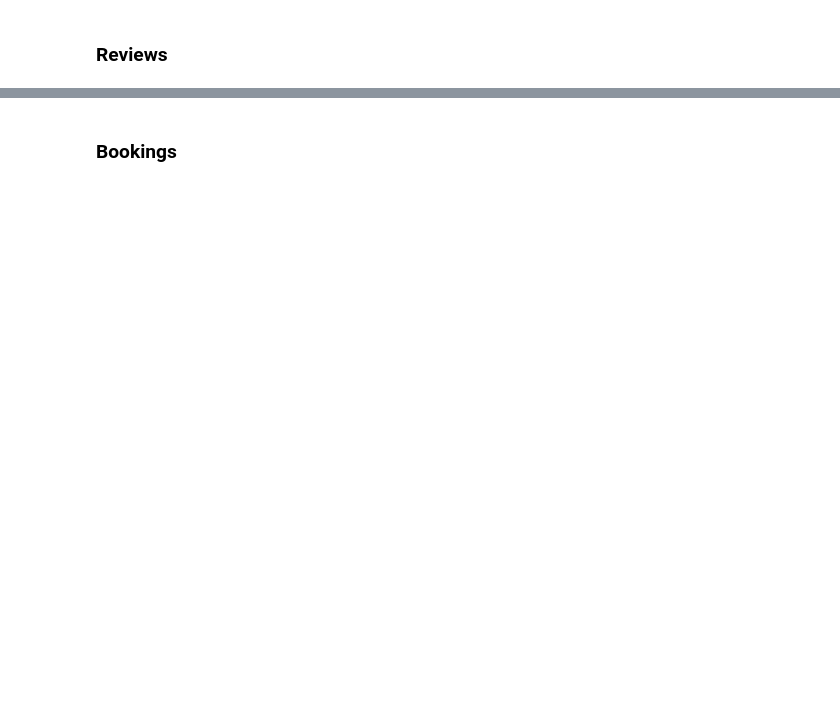
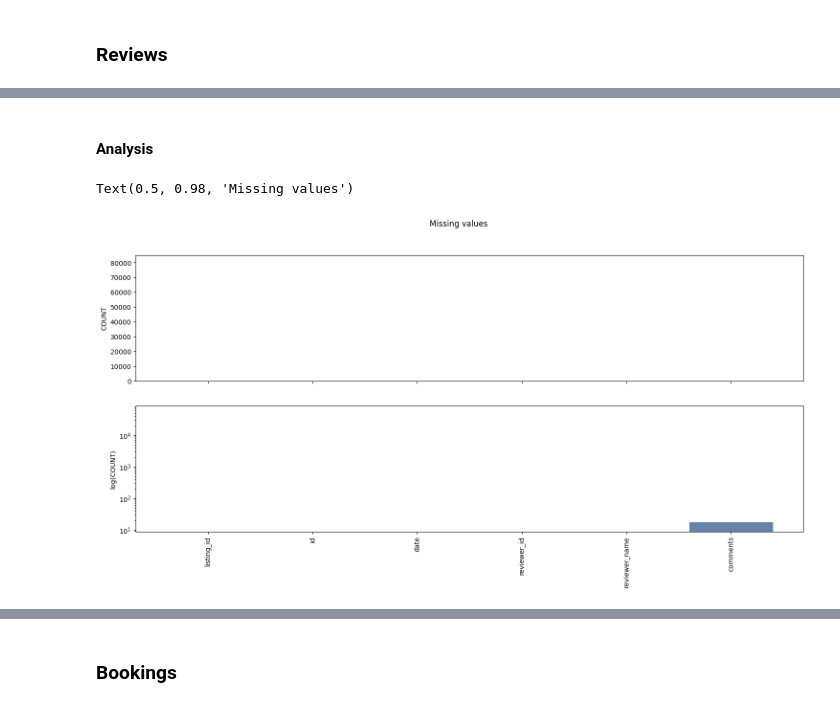
Before and after one commit to hqmG/airbnb, a Jupyter notebook: notebooks/project.ipynb, the cells around one changed output, grey strips where cells are left out. Saved outputs shown, nothing was run; the diff lists cells and outputs as text; code cells hidden in the pictures; blank space fills up the shorter version.

```diff
--- a/notebooks/project.ipynb
+++ b/notebooks/project.ipynb
@@ -265,7 +155,7 @@ print(calendar.shape)
 ### Reviews
 # %%
 # Reviews
-reviews = CSV(f'{folder}/reviews.csv').load()
+reviews = pandas.read_csv(f'{folder}/reviews.csv')
 
 # Display
 display(reviews.head())
@@ -275,12 +173,17 @@ print(reviews.shape)
+# %% [markdown]
+#### Analysis
 # %%
 # Missing values
 missing_values = reviews.isnull().sum()
 
 # Barplot
-figure, axes = barplot(missing_values, reviews.shape[1])
+figure, axes = barplot(missing_values, reviews.shape[1], True)
 for axis in axes:
     axis.set_ylim(0, reviews.shape[0])
 figure.suptitle('Missing values')
+# %% [output]
+Text(0.5, 0.98, 'Missing values')
+[figure, added]
 # %%
 # Unique values
 unique_values = reviews.nunique()
```
Also changed, not shown: parts of 38 cells of this notebook.
